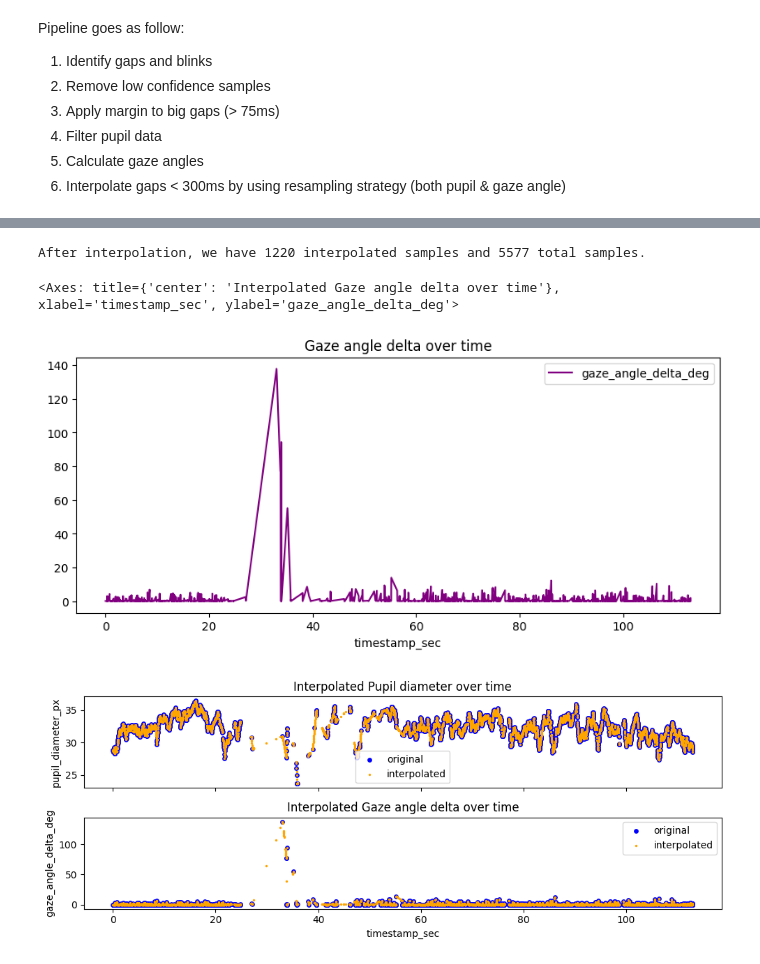
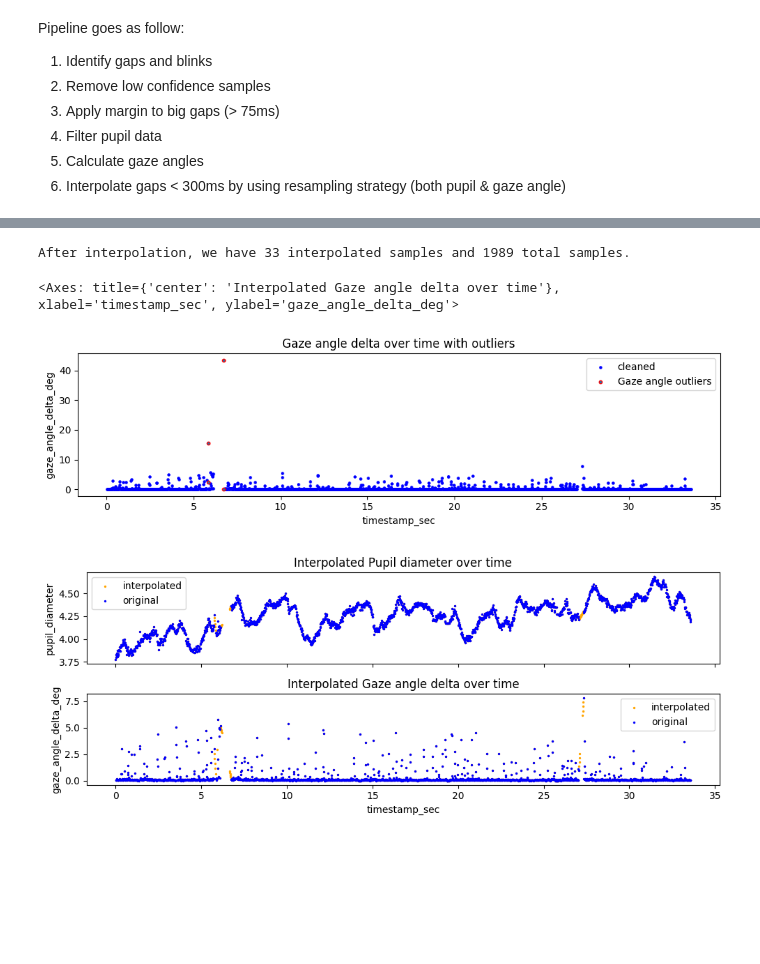
Before and after one commit to Alex0021/user-adaptive-swarm-interfaces, a Jupyter notebook: research/cognitive_load_models/notebooks/02_preprocessing_pipeline.ipynb, the cells around one changed output, grey strips where cells are left out. Saved outputs shown, nothing was run; the diff lists cells and outputs as text; code cells hidden in the pictures; blank space fills up the shorter version.

```diff
--- a/research/cognitive_load_models/notebooks/02_preprocessing_pipeline.ipynb
+++ b/research/cognitive_load_models/notebooks/02_preprocessing_pipeline.ipynb
@@ -84,11 +112,11 @@ ax2 = fig.add_subplot(2, 1, 2)
 colormap = matplotlib.colormaps['viridis']
 ax0.set_xlim(0, 1)
 ax0.set_ylim(0, 1)
-window_df.plot("norm_pos_x", "norm_pos_y", kind='scatter', c='timestamp_sec', colormap=colormap, title="Gaze points in normalized coordinates", ax=ax0)
+window_df.plot("gaze_point_screen_x", "gaze_point_screen_y", kind='scatter', c='timestamp_sec', colormap=colormap, title="Gaze points in normalized coordinates", ax=ax0)
 
 # Plot (best of the 2 eyes) pupil diameter over time
 # Inverse colormap mapping
-window_df.plot("timestamp_sec", "pupil_diameter_px", kind='scatter', title="Pupil diameter over time", ax=ax2, sizes=[5])
+window_df.plot("timestamp_sec", "pupil_diameter", kind='scatter', title="Pupil diameter over time", ax=ax2, sizes=[5])
 
 # Overlay the blinks as vertical zones
 # blink_df['blink_timestamp'] = blink_df['start_timestamp'] - window_df['timestamp_sec'].min() # Align blink timestamps with window timestamps
@@ -99,7 +127,7 @@ window_df.plot("timestamp_sec", "pupil_diameter_px", kind='scatter', title="Pupi
 #     ax2.axvspan(row['timestamp'], row['timestamp'] + row['duration'], color='red', alpha=0.3)
 
 # Show low confidence zones
-window_df['low_confidence'] = window_df['confidence'] < 0.95
+window_df['low_confidence'] = window_df['confidence'] < 0.5
 for _, row in window_df[window_df.low_confidence].iterrows():
     ax2.axvspan(row['timestamp_sec'], row['timestamp_sec'] + 1.0/240, color='orange', alpha=0.3)
 # %% [output]
@@ -120,8 +148,8 @@ reload(cwpupil)
 
 window_df_clean = window_df.copy()
 
-CONFIDENCE_THRESHOLD = 0.95
-MARGINS = 50 / 1000 # 50 ms margins around detected blinks and gaps
+CONFIDENCE_THRESHOLD = 0.5
+MARGINS = 75 / 1000 # 50 ms margins around detected blinks and gaps
 DURATION_THRESHOLD = 75
 
 # Detect gaps and blinks in the current window
@@ -135,9 +163,9 @@ window_df_clean = window_df_clean[window_df_clean["confidence"] >= CONFIDENCE_TH
 print(f"Removed {n_to_remove} low confidence samples from the window.")
 
 # Detect pupil diameter outliers
-outliers_df = cwpupil.detect_outliers(window_df_clean, column="pupil_diameter_px", n_multiplier=10)
+outliers_df = cwpupil.detect_outliers(window_df_clean, column="pupil_diameter", n_multiplier=15)
 print("Detected pupil diameter outliers in the current window:")
-display(outliers_df[["timestamp_sec", "pupil_diameter_px", "dilation_speed", "is_outlier"]])
+display(outliers_df[["timestamp_sec", "pupil_diameter", "dilation_speed", "is_outlier"]])
 window_df_clean = window_df_clean[~window_df_clean["timestamp_sec"].isin(outliers_df["timestamp_sec"])]
 print(f"Removed {outliers_df.shape[0]} pupil diameter outliers from the window.")
 
@@ -154,17 +182,17 @@ size_after = window_df_clean.shape[0]
 print(f"Removed {size_before - size_after} samples due to low confidence and proximity to detected blinks/gaps.")
 
 # Before interpolation, plot the pupil diameter with the detected gaps and blinks
-fig, axs = plt.subplots(2, 1, figsize=(10, 8), tight_layout=True, sharex=True)
-window_df_clean.plot("timestamp_sec", "pupil_diameter_px", kind='scatter', title="Cleaned Pupil diameter over time", ax=axs[0], sizes=[5])
+fig, axs = plt.subplots(2, 1, figsize=(10, 5), tight_layout=True, sharex=True)
+window_df_clean.plot("timestamp_sec", "pupil_diameter", kind='scatter', title="Cleaned Pupil diameter over time", ax=axs[0], sizes=[5])
 for _, row in gaps_df.iterrows():
     axs[0].axvspan(row['start_timestamp'], row['stop_timestamp'], color='red', alpha=0.3)
-outliers_df.plot("timestamp_sec", "pupil_diameter_px", kind='scatter', ax=axs[0], sizes=[10], label="Outliers", edgecolors='orange')
+outliers_df.plot("timestamp_sec", "pupil_diameter", kind='scatter', ax=axs[0], sizes=[10], label="Outliers", edgecolors='orange')
 axs[0].legend()
 
 # Plot pupil diameter without outliers
-window_df_clean.plot("timestamp_sec", "pupil_diameter_px", kind='scatter', title="Cleaned Pupil diameter over time", ax=axs[1], sizes=[5])
+window_df_clean.plot("timestamp_sec", "pupil_diameter", kind='scatter', title="Cleaned Pupil diameter over time", ax=axs[1], sizes=[5])
 # Show a trend line to see the overall trend of the pupil diameter (using window convolution)
-trend_line = np.convolve(window_df_clean["pupil_diameter_px"], np.ones(10)/10, mode='valid')
+trend_line = np.convolve(window_df_clean["pupil_diameter"], np.ones(10)/10, mode='valid')
 axs[1].plot(window_df_clean["timestamp_sec"][5:-4], trend_line[:len(window_df_clean)], color='green', label="Trend line", linestyle='--')
 axs[1].legend()
 # %% [output]
@@ -208,26 +218,33 @@ Removed 278 samples due to low confidence and proximity to detected blinks/gaps.
 # %%
 reload(cwi)
 # Calculate gaze angles
-window_df_clean['gaze_angle_delta_deg'] = cwgaze.calculate_gaze_angular_delta(window_df_clean)
-window_df_clean.plot("timestamp_sec", "gaze_angle_delta_deg", kind='line', title="Gaze angle delta over time", color='purple', figsize=(10, 4))
+window_df_clean['gaze_angle_delta_deg'] = cwgaze.calculate_gaze_angular_delta(window_df_clean, gaze_point_columns_prefix="gaze_point_3d")
+outliers_df_gaze = cwpupil.detect_outliers(window_df_clean, column="gaze_angle_delta_deg", n_multiplier=200)
+# drop gaze angle outliers from the clean dataframe
+fig, ax = plt.subplots(figsize=(10, 3), tight_layout=True)
+window_df_clean.plot("timestamp_sec", "gaze_angle_delta_deg", kind='scatter', title="Gaze angle delta over time with outliers", color='blue', sizes=[5], ax=ax, label="cleaned")
+outliers_df_gaze.plot("timestamp_sec", "gaze_angle_delta_deg", kind='scatter', ax=ax, sizes=[10], label="Gaze angle outliers", edgecolors='red')
+ax.legend()
+ax.set_title("Gaze angle delta over time with outliers")
+window_df_clean = window_df_clean[~window_df_clean["timestamp_sec"].isin(outliers_df_gaze["timestamp_sec"])]
 
 # Only interpolate pupil diameter where gaps are smaller than a threshold
 INTERPOLATION_THRESHOLD = 300 # ms
-window_pupil_df_interpolated = cwi.interpolate_pupil_data(window_df_clean, gaps_df, column="pupil_diameter_px", max_gap=INTERPOLATION_THRESHOLD)
-window_gaze_df_interpolated = cwi.interpolate_gaze_angle(window_df_clean, gaps_df, columns=["gaze_angle_delta_deg", "norm_pos_x", "norm_pos_y"], max_gap=INTERPOLATION_THRESHOLD)
+window_pupil_df_interpolated = cwi.interpolate_pupil_data(window_df_clean, gaps_df, column="pupil_diameter", max_gap=INTERPOLATION_THRESHOLD)
+window_gaze_df_interpolated = cwi.interpolate_gaze(window_df_clean, gaps_df, columns=["gaze_angle_delta_deg", "gaze_point_screen_x", "gaze_point_screen_y"], max_gap=INTERPOLATION_THRESHOLD)
 print(f"After interpolation, we have {window_pupil_df_interpolated['is_interpolated'].sum()} interpolated samples and {window_pupil_df_interpolated.shape[0]} total samples.")
 
 fig, axs = plt.subplots(2,1, figsize=(10, 4), tight_layout=True, sharex=True)
-window_df_clean.plot("timestamp_sec", "pupil_diameter_px", kind='scatter', title="Cleaned Pupil diameter over time", color='blue', sizes=[15], ax=axs[0], label="original")
-window_pupil_df_interpolated.plot("timestamp_sec", "pupil_diameter_px", kind='scatter', title="Interpolated Pupil diameter over time", color='orange', sizes=[2], ax=axs[0], label="interpolated")
+window_pupil_df_interpolated.plot("timestamp_sec", "pupil_diameter", kind='scatter', title="Interpolated Pupil diameter over time", color='orange', sizes=[2], ax=axs[0], label="interpolated")
+window_df_clean.plot("timestamp_sec", "pupil_diameter", kind='scatter', title="Interpolated Pupil diameter over time", color='blue', sizes=[2], ax=axs[0], label="original")
 axs[0].legend()
-window_df_clean.plot("timestamp_sec", "gaze_angle_delta_deg", kind='scatter', title="Cleaned Gaze angle delta over time", color='blue', sizes=[15], ax=axs[1], label="original")
 window_gaze_df_interpolated.plot("timestamp_sec", "gaze_angle_delta_deg", kind='scatter', title="Interpolated Gaze angle delta over time", color='orange', sizes=[2], ax=axs[1], label="interpolated")
+window_df_clean.plot("timestamp_sec", "gaze_angle_delta_deg", kind='scatter', title="Interpolated Gaze angle delta over time", color='blue', sizes=[2], ax=axs[1], label="original")
 # %% [output]
-After interpolation, we have 1220 interpolated samples and 5577 total samples.
+After interpolation, we have 33 interpolated samples and 1989 total samples.
 <Axes: title={'center': 'Interpolated Gaze angle delta over time'}, xlabel='timestamp_sec', ylabel='gaze_angle_delta_deg'>
-[figure, old version]
+[figure, new version]
-[figure, old version]
+[figure, new version]
 # %%
 reload(cwgaze)
 # Extract required features for the window
```
Also changed, not shown: parts of 11 cells of this notebook, 6 other files.
